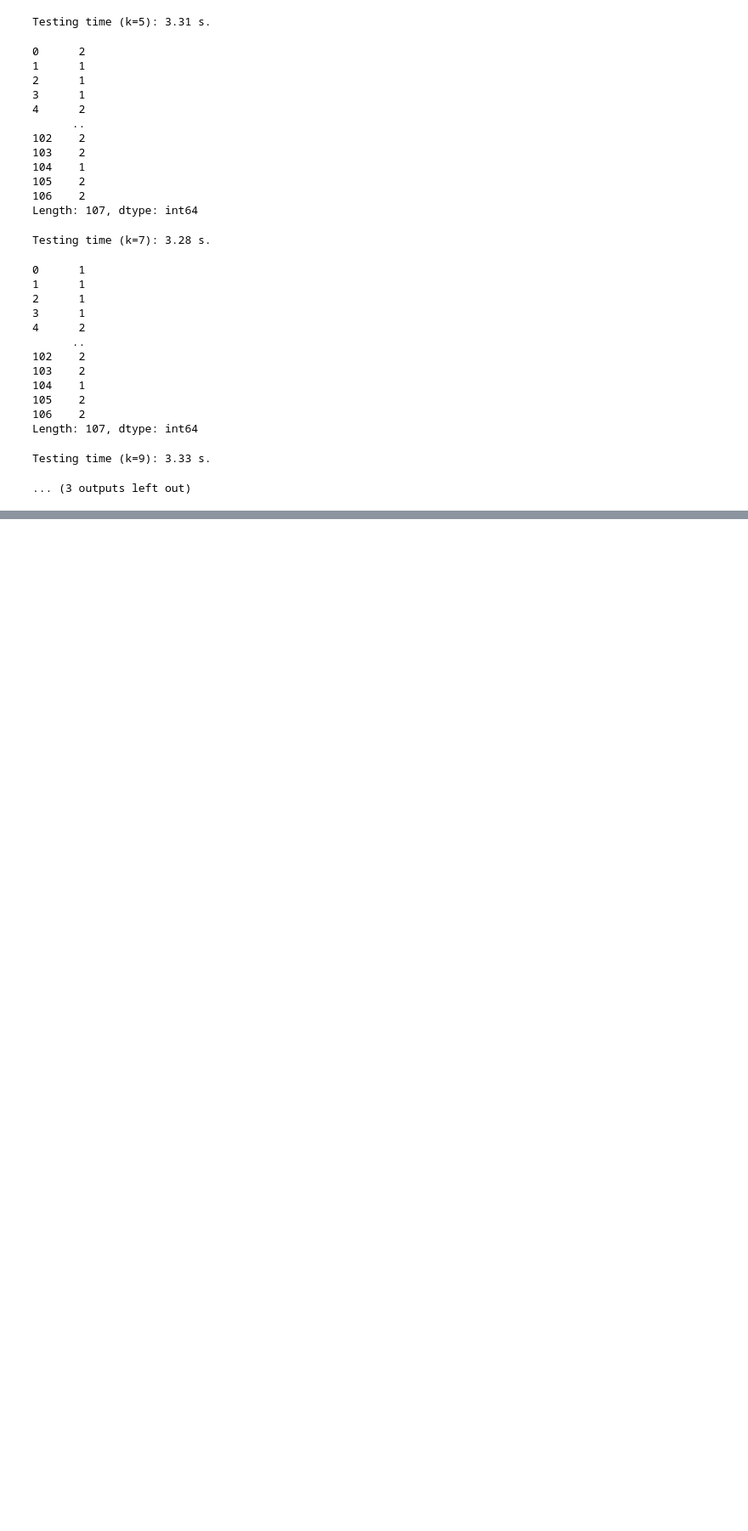
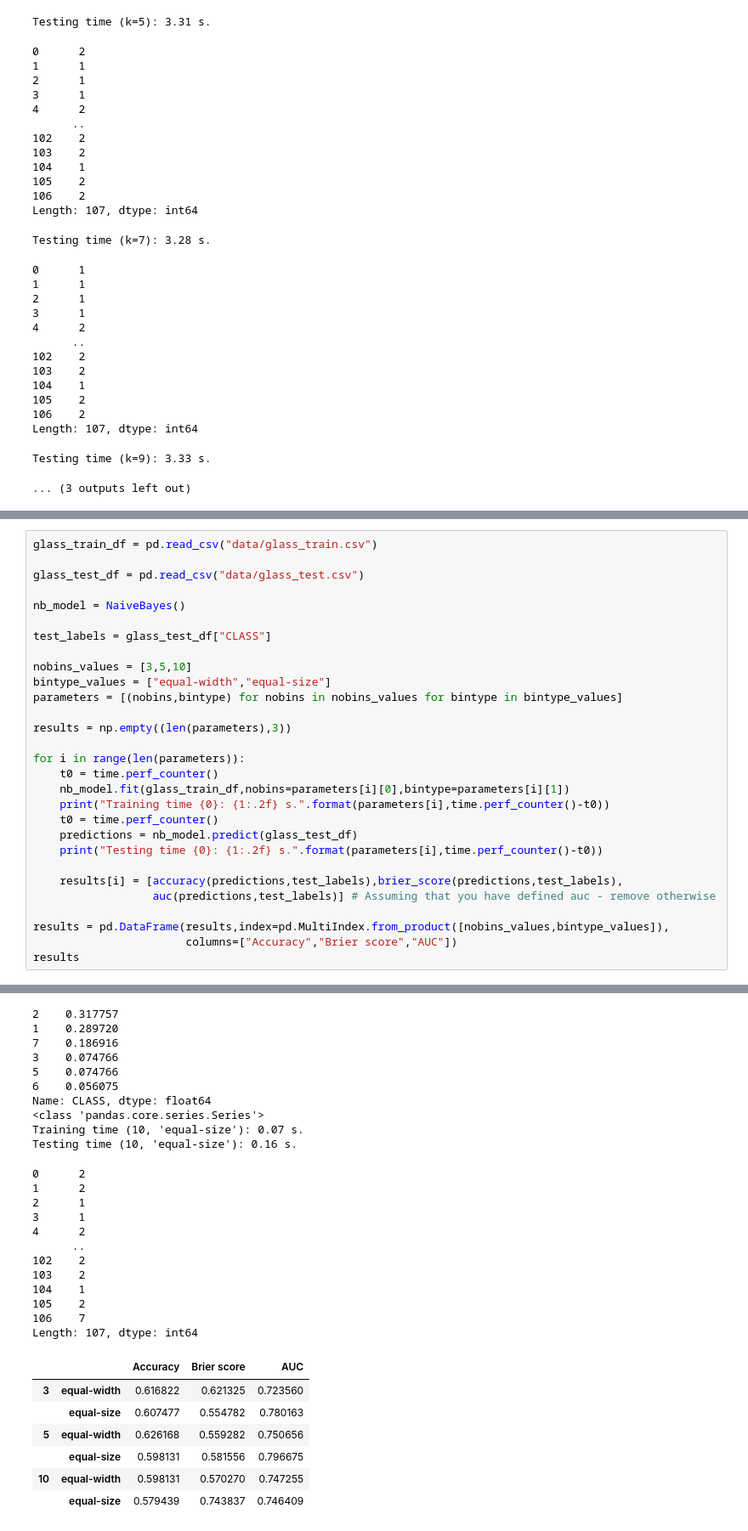
Before and after one commit to zzheng2020/ID2214-HT21-Programming-for-Data-Science, a Jupyter notebook: Assignment2/Test.ipynb, the cells around one changed output, grey strips where cells are left out. Shown: that part at 85% size. Saved outputs shown, nothing was run; the diff lists cells and outputs as text; blank space fills up the shorter version.

```diff
--- a/Assignment2/Test.ipynb
+++ b/Assignment2/Test.ipynb
@@ -584,0 +807,30 @@ Testing time (k=9): 3.33 s.
+# %%
+glass_train_df = pd.read_csv("data/glass_train.csv")
+
+glass_test_df = pd.read_csv("data/glass_test.csv")
+
+nb_model = NaiveBayes()
+
+test_labels = glass_test_df["CLASS"]
+
+nobins_values = [3,5,10]
+bintype_values = ["equal-width","equal-size"]
+parameters = [(nobins,bintype) for nobins in nobins_values for bintype in bintype_values]
+
+results = np.empty((len(parameters),3))
+
+for i in range(len(parameters)):
+    t0 = time.perf_counter()
+    nb_model.fit(glass_train_df,nobins=parameters[i][0],bintype=parameters[i][1])
+    print("Training time {0}: {1:.2f} s.".format(parameters[i],time.perf_counter()-t0))
+    t0 = time.perf_counter()
+    predictions = nb_model.predict(glass_test_df)
+    print("Testing time {0}: {1:.2f} s.".format(parameters[i],time.perf_counter()-t0))
+
+    results[i] = [accuracy(predictions,test_labels),brier_score(predictions,test_labels),
+                  auc(predictions,test_labels)] # Assuming that you have defined auc - remove otherwise
+
+results = pd.DataFrame(results,index=pd.MultiIndex.from_product([nobins_values,bintype_values]),
+                       columns=["Accuracy","Brier score","AUC"])
+results
+# %% [output]
@@ -584,0 +947,29 @@ Testing time (k=9): 3.33 s.
+2    0.317757
+1    0.289720
+7    0.186916
+3    0.074766
+5    0.074766
+6    0.056075
+Name: CLASS, dtype: float64
+<class 'pandas.core.series.Series'>
+Training time (10, 'equal-size'): 0.07 s.
+Testing time (10, 'equal-size'): 0.16 s.
+0      2
+1      2
+2      1
+3      1
+4      2
+      ..
+102    2
+103    2
+104    1
+105    2
+106    7
+Length: 107, dtype: int64
+|  |  | Accuracy | Brier score | AUC |
+| 3 | equal-width | 0.616822 | 0.621325 | 0.723560 |
+|  | equal-size | 0.607477 | 0.554782 | 0.780163 |
+| 5 | equal-width | 0.626168 | 0.559282 | 0.750656 |
+|  | equal-size | 0.598131 | 0.581556 | 0.796675 |
+| 10 | equal-width | 0.598131 | 0.570270 | 0.747255 |
+|  | equal-size | 0.579439 | 0.743837 | 0.746409 |
```
Also changed, not shown: parts of 5 cells of this notebook.
